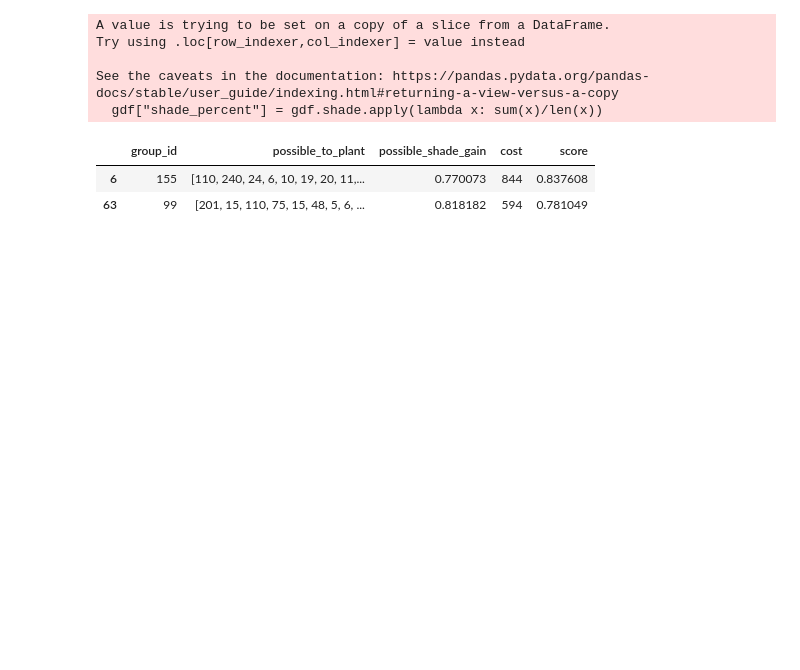
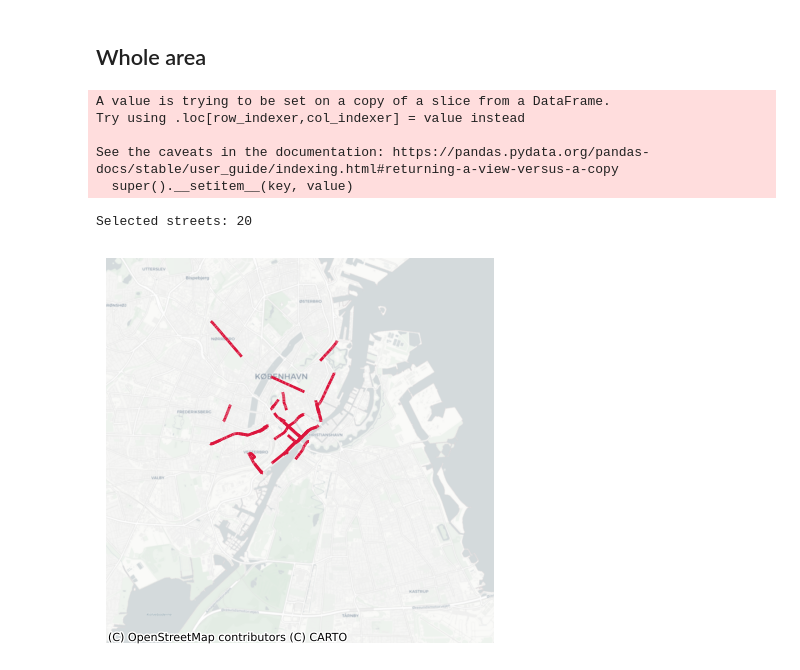
Before and after one commit to edibegovic/shadow-routes, a Jupyter notebook: experiments/tree_planting.ipynb, the cells around one changed output. Drawn from its saved outputs; the diff is of its cells as text; code cells hidden in the pictures; blank space fills up the shorter version.

Commit message:
template tree planting notebook

```diff
--- a/experiments/tree_planting.ipynb
+++ b/experiments/tree_planting.ipynb
@@ -24,12 +31,33 @@ to_process.head()
+# %%
+BUDGET = 10000
+A = 0.2
+TREES_IN_ROW = 5
+MIN_SHADE = 0.7
+MIN_TRAFFIC = 0.2
+# %% [markdown]
+## Whole area
 # %%
-result = planning.naive_selection(to_process, 2000)
-result.head()
+result = planning.naive_selection(to_process,
+                                  BUDGET,
+                                  a = A,
+                                  trees_in_row = TREES_IN_ROW,
+                                  min_shade = MIN_SHADE,
+                                  min_traffic = MIN_TRAFFIC)
+print(f"Selected streets: {len(result)}")
+
+selected = original[original.group_id.isin(result.group_id)].to_crs(4326)
+
+ax = selected.plot(figsize=(5, 5), linewidth=2, color="crimson")
+ax.set_ylim([55.62141308805854, 55.715722643196166])
+ax.set_xlim([12.494584296105629, 12.661448679631935])
+cx.add_basemap(ax, source=cx.providers.CartoDB.Positron, crs=4326)
+plt.axis('off')
+ax.set_aspect('auto')
 # %% [output]
 A value is trying to be set on a copy of a slice from a DataFrame.
 Try using .loc[row_indexer,col_indexer] = value instead
 
 See the caveats in the documentation: https://pandas.pydata.org/pandas-docs/stable/user_guide/indexing.html#returning-a-view-versus-a-copy
-  gdf["shade_percent"] = gdf.shade.apply(lambda x: sum(x)/len(x))
+  super().__setitem__(key, value)
-|  | group_id | possible_to_plant | possible_shade_gain | cost | score |
-| 6 | 155 | [110, 240, 24, 6, 10, 19, 20, 11,... | 0.770073 | 844 | 0.837608 |
-| 63 | 99 | [201, 15, 110, 75, 15, 48, 5, 6, ... | 0.818182 | 594 | 0.781049 |
+Selected streets: 20
+[figure, added]
```
Also changed, not shown: parts of 7 cells of this notebook.
